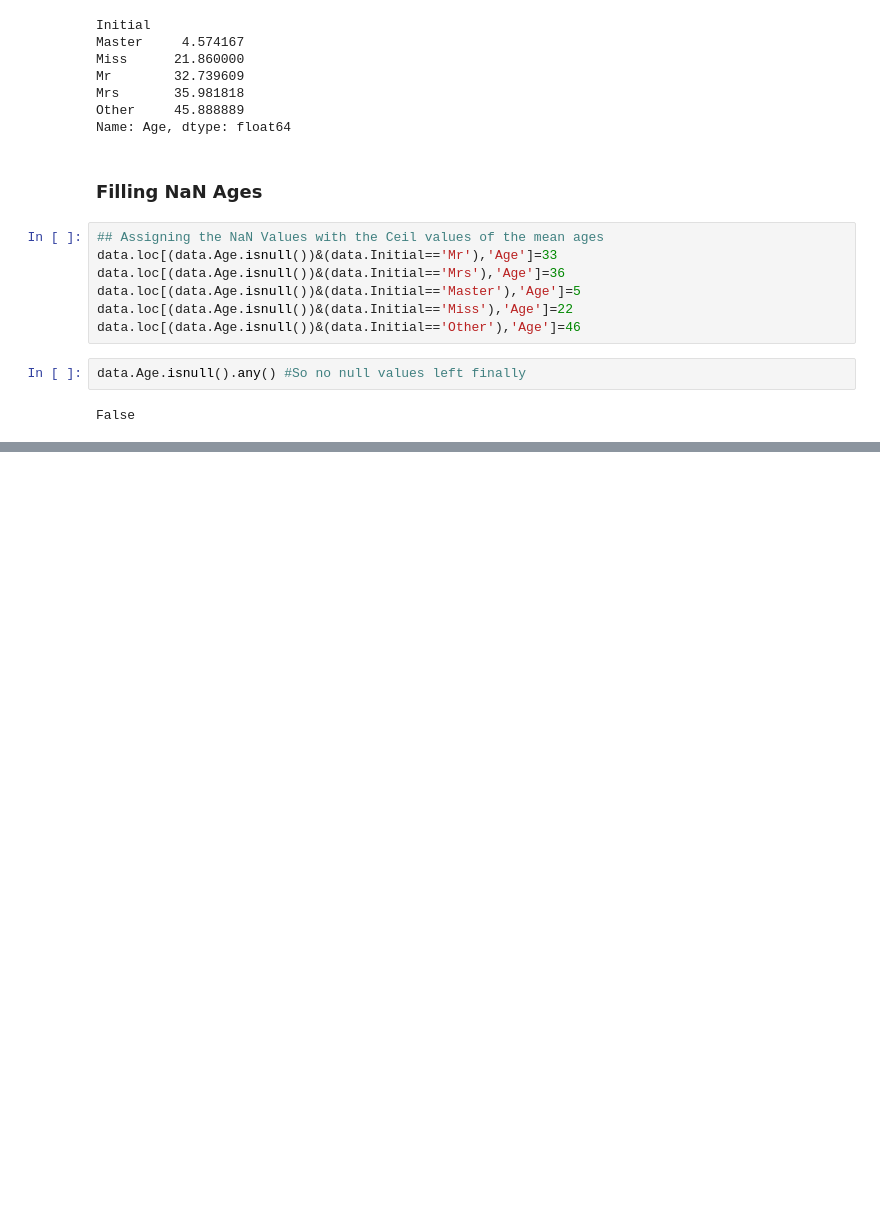
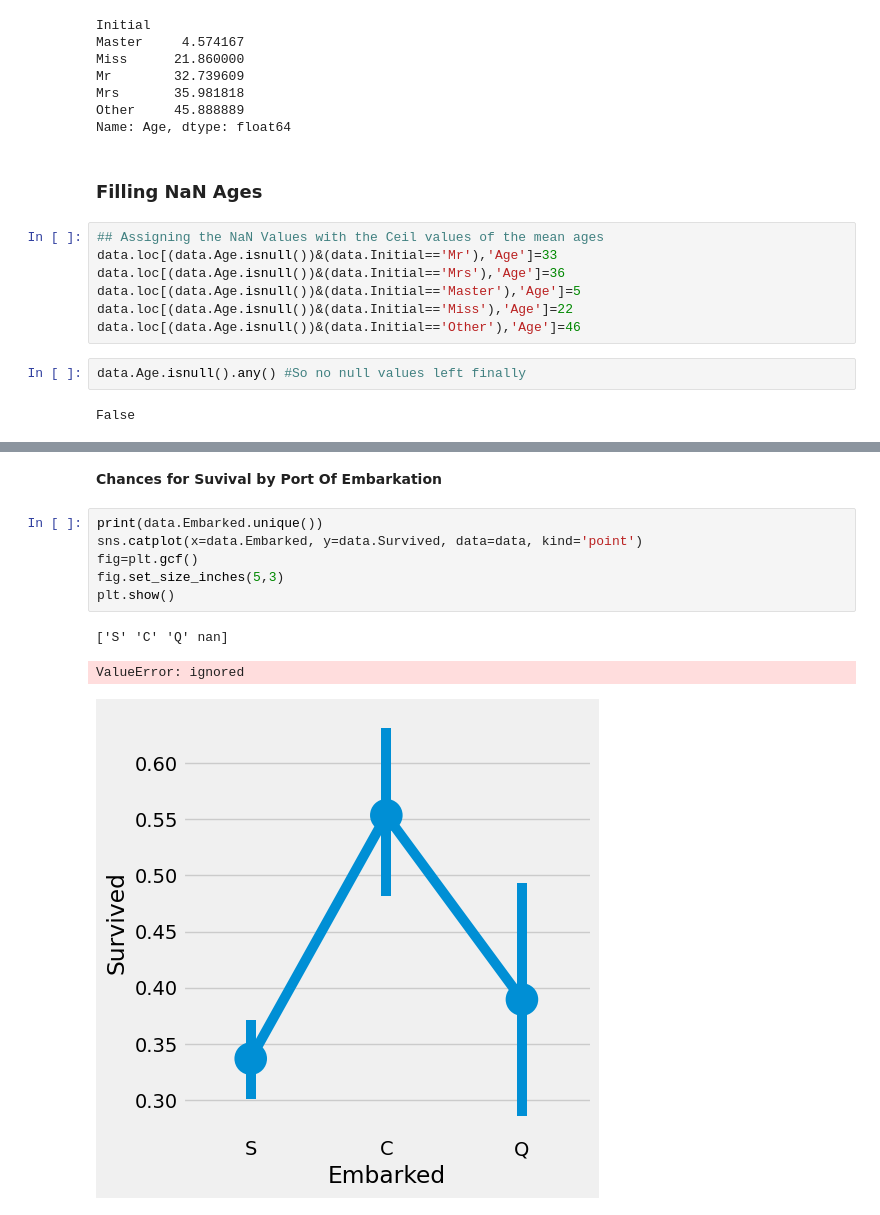
Before and after one commit to shinyfe74/Titanic_Prediction, a Jupyter notebook: EDA_to_Pred.ipynb, the cells around one changed output, grey strips where cells are left out. Drawn from its saved outputs; the diff is of its cells as text; blank space fills up the shorter version.

```diff
--- a/EDA_to_Pred.ipynb
+++ b/EDA_to_Pred.ipynb
@@ -315,0 +349,12 @@ plt.show()
+# %% [markdown]
+__Chances for Suvival by Port Of Embarkation__
+# %%
+print(data.Embarked.unique())
+sns.catplot(x=data.Embarked, y=data.Survived, data=data, kind='point')
+fig=plt.gcf()
+fig.set_size_inches(5,3)
+plt.show()
+# %% [output]
+['S' 'C' 'Q' nan]
+ValueError: ignored
+[figure, added]
```
Also changed, not shown: parts of 12 cells of this notebook.
